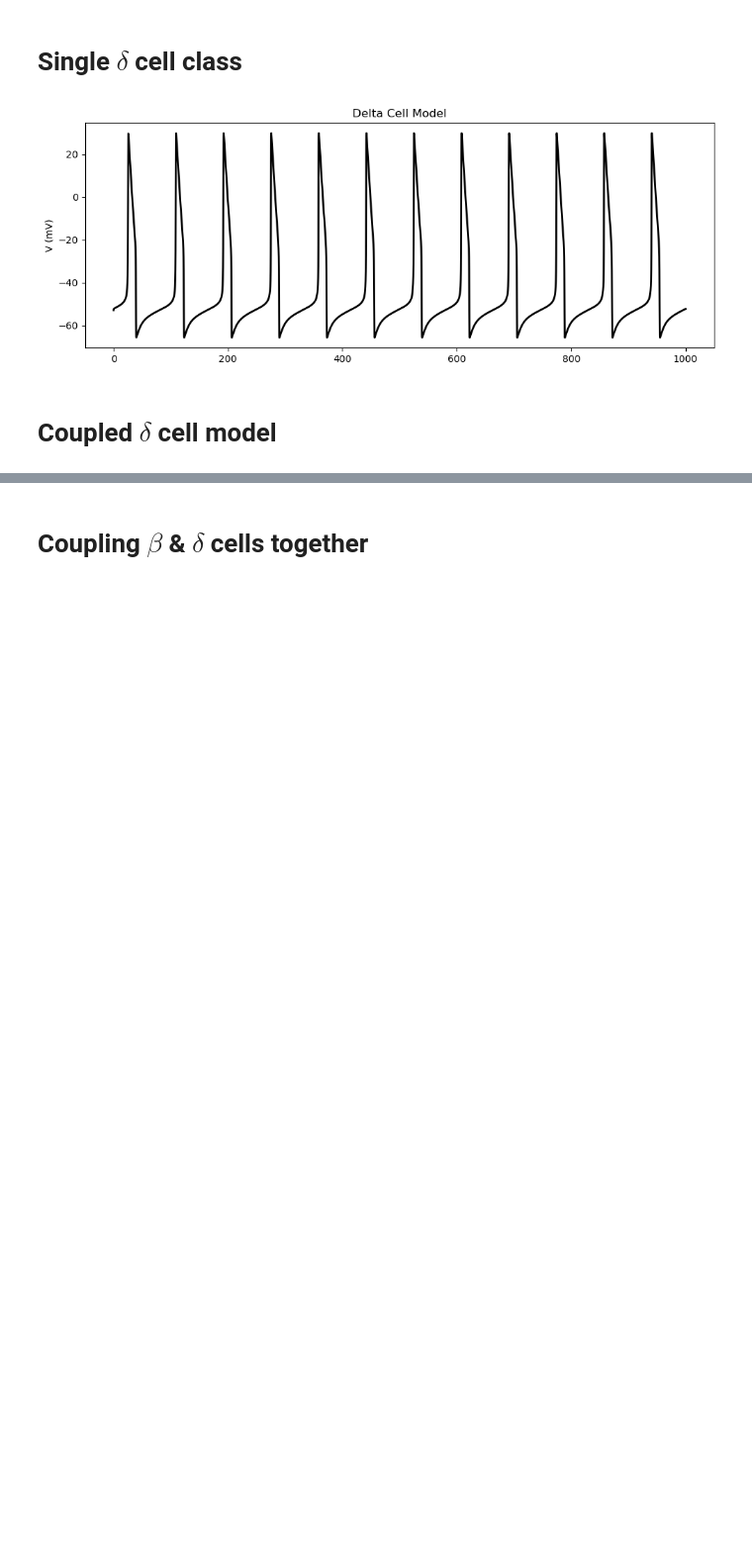
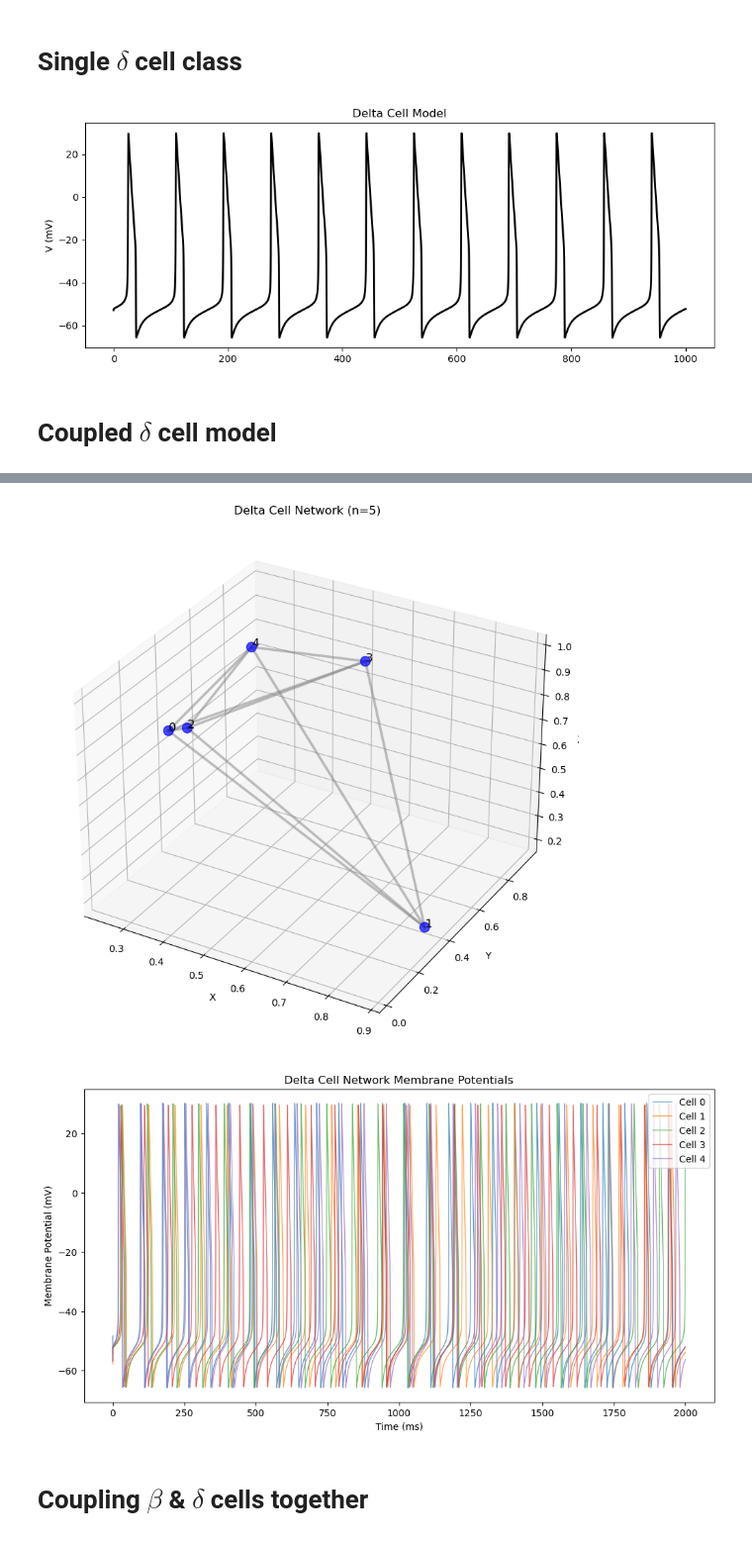
Before and after one commit to caterer-z-t/Synthetic_Secretion, a Jupyter notebook: models/beta_and_delta.ipynb, the cells around one changed output, grey strips where cells are left out. Shown at 99% size. Cells and saved outputs as stored; diff of their text form; code cells hidden in the pictures; blank space fills up the shorter version.

```diff
--- a/models/beta_and_delta.ipynb
+++ b/models/beta_and_delta.ipynb
@@ -1474,3 +1474,27 @@ main()
+# %%
+# Example usage
+def main():
+    # Create a delta cell network
+    # network = DeltaCellNetwork(num_cells=5, coupling_strength=1)
+
+    # Simulate the network w/ no coupline
+    network = DeltaCellNetwork(num_cells=5, coupling_strength=0)
+
+    # Visualize the network
+    network.plot_network()
+
+    # Simulate
+    sol = network.simulate(tmax=2000)
+
+    # Plot results
+    network.plot_results(sol, figure_size=(12, 6))
+
+
+# Uncomment to run the example
+main()
+# %% [output]
+[figure, added]
+[figure, added]
 # %% [markdown]
 # Coupling $\beta$ & $\delta$ cells together
 # %%
```
Also changed, not shown: parts of 2 cells of this notebook.
